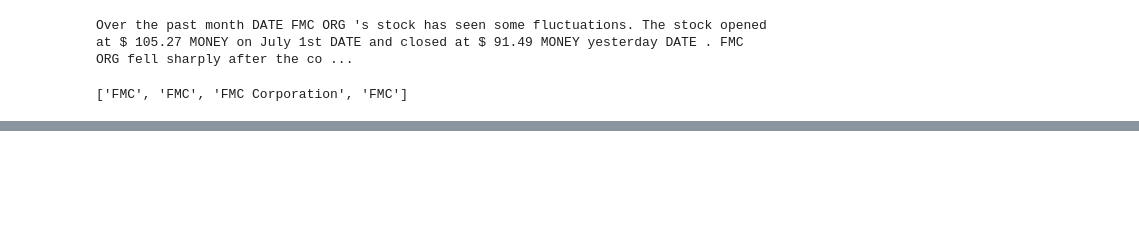
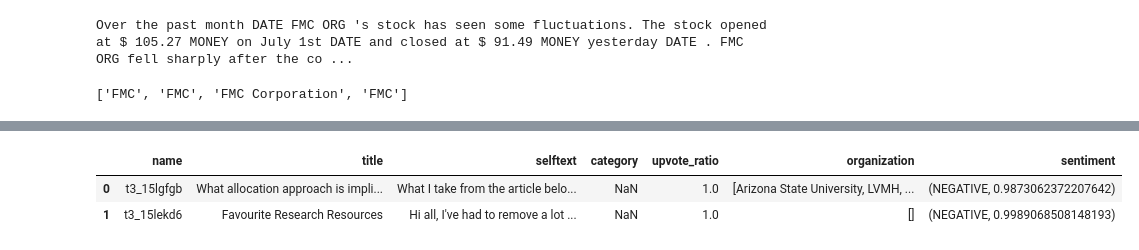
Before and after one commit to BetikuOluwatobi/ReddiTagger, a Jupyter notebook: ner_notebook.ipynb, the cells around one changed output, grey strips where cells are left out. Cells and saved outputs as stored; diff of their text form; code cells hidden in the pictures; blank space fills up the shorter version.

```diff
--- a/ner_notebook.ipynb
+++ b/ner_notebook.ipynb
@@ -87,2 +120,2 @@ def extract_entity(text):
 # %%
-df['selftext'].apply(extract_entity)
+df['organization'] = df['selftext'].apply(extract_entity)
@@ -90,0 +139,6 @@ Token indices sequence length is longer than the specified maximum sequence leng
+# %%
+from flair.models import TextClassifier
+from flair.data import Sentence
+
+# Load the pre-trained sentiment model
+classifier = TextClassifier.load('en-sentiment')
@@ -90,0 +150,21 @@ Token indices sequence length is longer than the specified maximum sequence leng
+# %%
+def get_sentiments(text):
+    # Create a sentence object
+    sentence = Sentence(text)
+
+    # Predict sentiment
+    classifier.predict(sentence)
+
+    # Extract sentiment label and score
+    label = sentence.labels[0].value  # 'POSITIVE' or 'NEGATIVE'
+    score = sentence.labels[0].score  # Confidence score
+
+    return (label, score)
+# %%
+df['sentiment'] = df['selftext'].apply(get_sentiments)
+# %%
+df.head(2)
+# %% [output]
+|  | name | title | selftext | category | upvote_ratio | organization | sentiment |
+| 0 | t3_15lgfgb | What allocation approach is impli... | What I take from the article belo... | NaN | 1.0 | [Arizona State University, LVMH, ... | (NEGATIVE, 0.9873062372207642) |
+| 1 | t3_15lekd6 | Favourite Research Resources | Hi all, I've had to remove a lot ... | NaN | 1.0 | [] | (NEGATIVE, 0.9989068508148193) |
```
Also changed, not shown: parts of 19 cells of this notebook, 1 other file.
